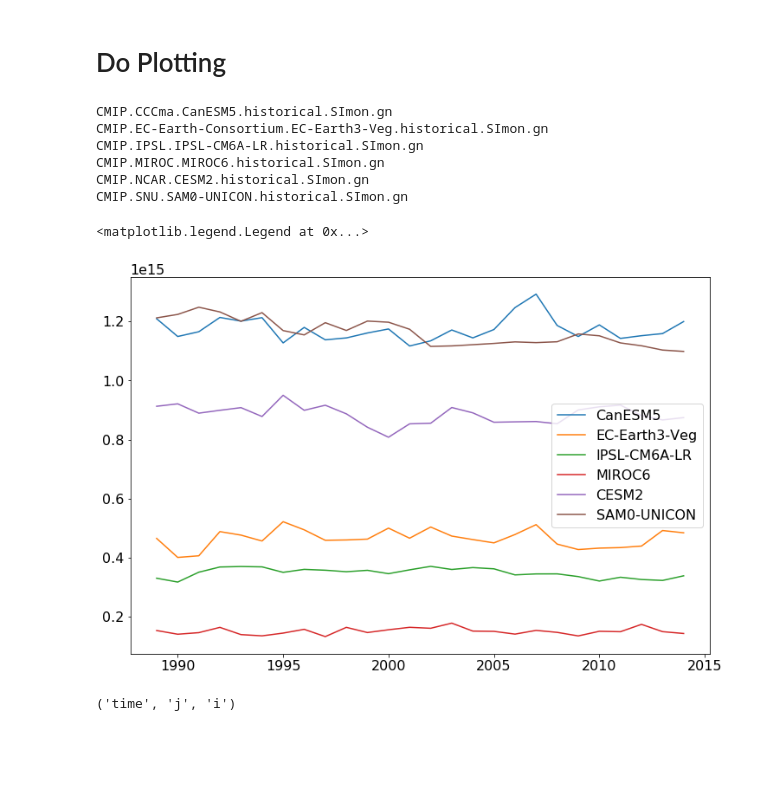
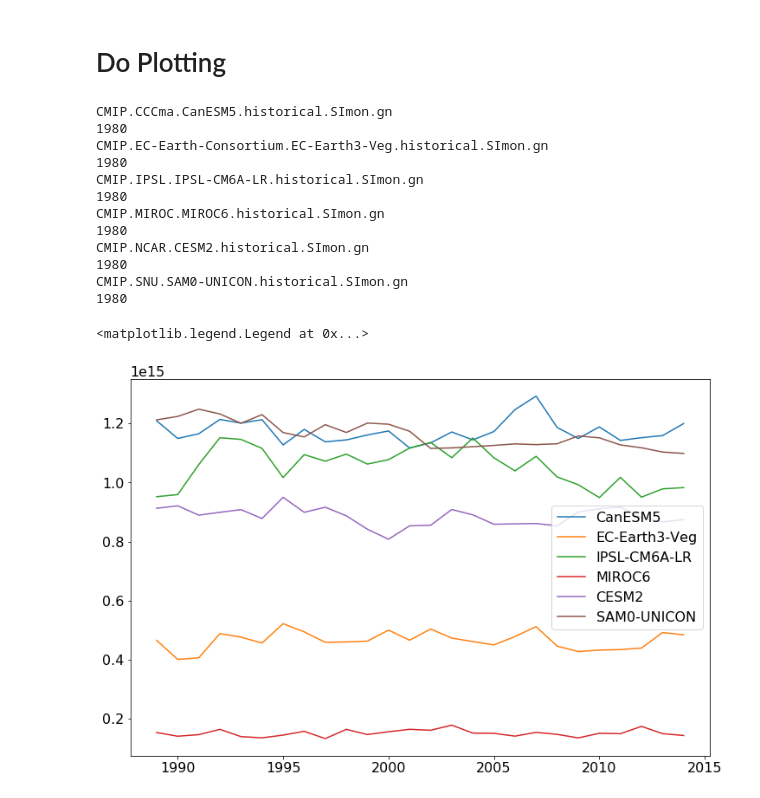
Before and after one commit to s-ragen/cmip6hack-so-project, a Jupyter notebook: notebooks/sitseries.ipynb, the cells around one changed output. Saved outputs shown, nothing was run; the diff lists cells and outputs as text; code cells hidden in the pictures; blank space fills up the shorter version.

```diff
--- a/notebooks/sitseries.ipynb
+++ b/notebooks/sitseries.ipynb
@@ -71,38 +71,41 @@ modlist = list()
 time = np.linspace(1980, 2006, 312)
 tANN = np.arange(1989, 2015)
 
 # Loop over the models and compute sea ice area time-series and plot
 for n in np.arange(len(sikeys)):
     print(sikeys[n])
     ds = ds_dict[sikeys[n]].squeeze()
+    print(ds.time.shape[0])
     ds2 = ds_dict2[okeys[n]].squeeze()
     siconc = ds['siconc']
-    siconc = ds['siconc']
+    siconc = ds['siconc'][-312:, :int(ds[siconc.dims[2]].shape[0]/2), :]
 
     if 'member_id' not in ds2.dims:
-        areacell = ds2['areacello'][:76, :]
+        areacell = ds2['areacello'][:int(ds[siconc.dims[2]].shape[0]/2), :]
     else:
-        areacell = ds2['areacello'][0, :76, :].squeeze()
+        areacell = ds2['areacello'][0, :int(ds[siconc.dims[2]].shape[0]/2), :].squeeze()
 
     siarea = siconc*areacell.data
     siarea_tseries = np.sum(siarea, axis=(1, 2))
     siarea_ANN = np.mean(np.reshape(np.array(siarea_tseries.data), (12, 26), order='F'), axis=0)
 
     plt.plot(tANN, siarea_ANN)
 
     modlist.append(sikeys[n].split('.')[2])
 
 plt.legend(modlist)
 # %% [output]
 CMIP.CCCma.CanESM5.historical.SImon.gn
+1980
 CMIP.EC-Earth-Consortium.EC-Earth3-Veg.historical.SImon.gn
+1980
 CMIP.IPSL.IPSL-CM6A-LR.historical.SImon.gn
+1980
 CMIP.MIROC.MIROC6.historical.SImon.gn
+1980
 CMIP.NCAR.CESM2.historical.SImon.gn
+1980
 CMIP.SNU.SAM0-UNICON.historical.SImon.gn
+1980
 <matplotlib.legend.Legend at 0x...>
-[figure, old version]
+[figure, new version]
-# %%
-siconc.dims
-# %% [output]
-('time', 'j', 'i')
```
Also changed, not shown: parts of 3 cells of this notebook, 2 other files.
